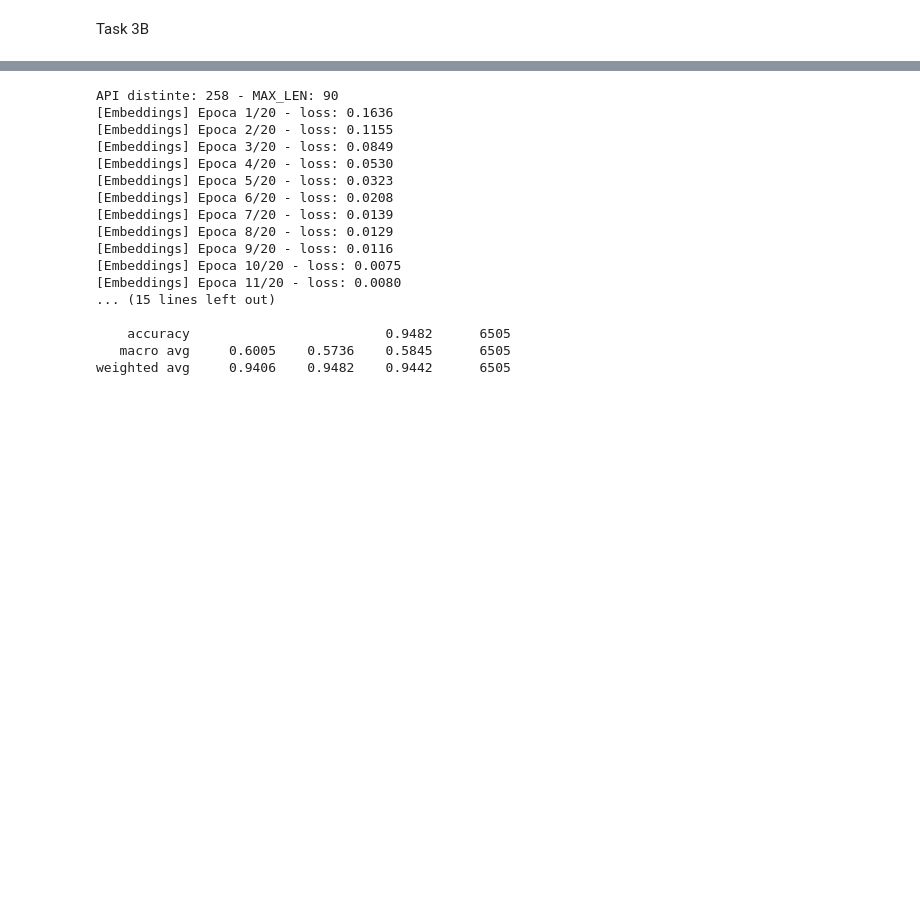
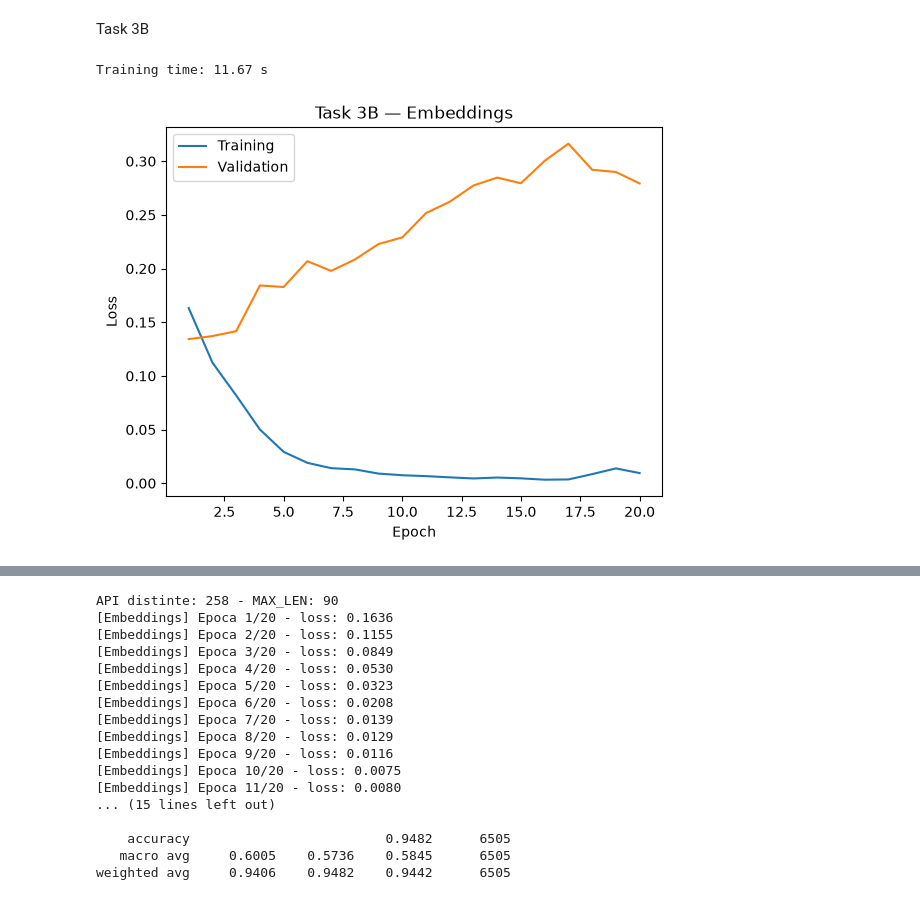
Before and after one commit to HaxelThePenguine/AI-Cybersecurity_labs2026, a Jupyter notebook: Lab_02/lab2.ipynb, the cells around one changed output, grey strips where cells are left out. Saved outputs shown, nothing was run; the diff lists cells and outputs as text; code cells hidden in the pictures; blank space fills up the shorter version.

```diff
--- a/Lab_02/lab2.ipynb
+++ b/Lab_02/lab2.ipynb
@@ -544,0 +766,49 @@ Task 3B
+# %%
+train_losses_emb = []
+val_losses_emb = []
+training_seconds_emb = 0
+
+y_val_device = y_val_ids.to(device)
+
+for epoch in range(EPOCHS):
+    # Training: update embeddings and FFNN together
+    model_emb.train()
+    total_loss = 0
+    start = time.perf_counter()
+
+    for X_batch, y_batch in train_loader_emb:
+        X_batch = X_batch.to(device)
+        y_batch = y_batch.to(device)
+
+        optimizer_emb.zero_grad()
+        predictions = model_emb(X_batch)
+        loss = loss_fn(predictions, y_batch)
+        loss.backward()
+        optimizer_emb.step()
+
+        total_loss += loss.item() * len(y_batch)
+
+    training_seconds_emb += time.perf_counter() - start
+    train_losses_emb.append(total_loss / len(y_train_ids))
+
+    # Validation: no weight updates
+    model_emb.eval()
+    with torch.no_grad():
+        val_predictions = model_emb(X_val_emb)
+        val_loss = loss_fn(val_predictions, y_val_device)
+
+    val_losses_emb.append(val_loss.item())
+
+print(f"Training time: {training_seconds_emb:.2f} s")
+
+epochs = range(1, EPOCHS + 1)
+plt.plot(epochs, train_losses_emb, label="Training")
+plt.plot(epochs, val_losses_emb, label="Validation")
+plt.xlabel("Epoch")
+plt.ylabel("Loss")
+plt.title("Task 3B — Embeddings")
+plt.legend()
+plt.show()
+# %% [output]
+Training time: 11.67 s
+[figure, added]
```
Also changed, not shown: parts of 19 cells of this notebook, 2 other files.
